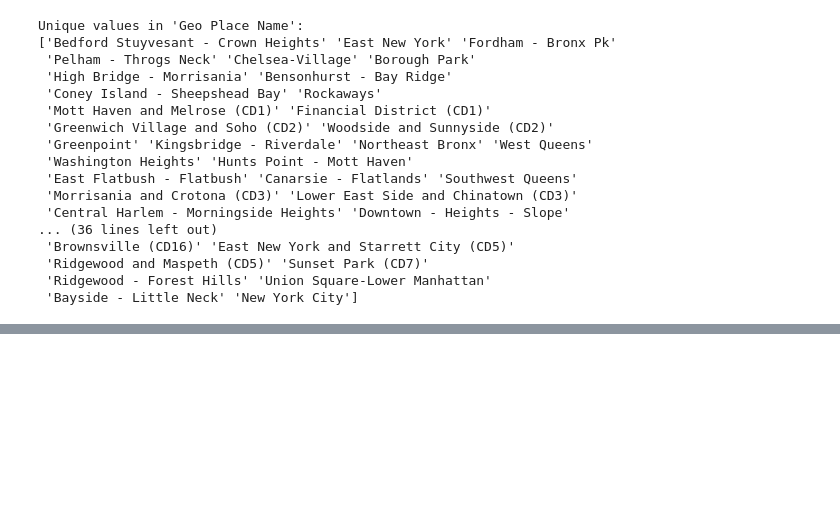
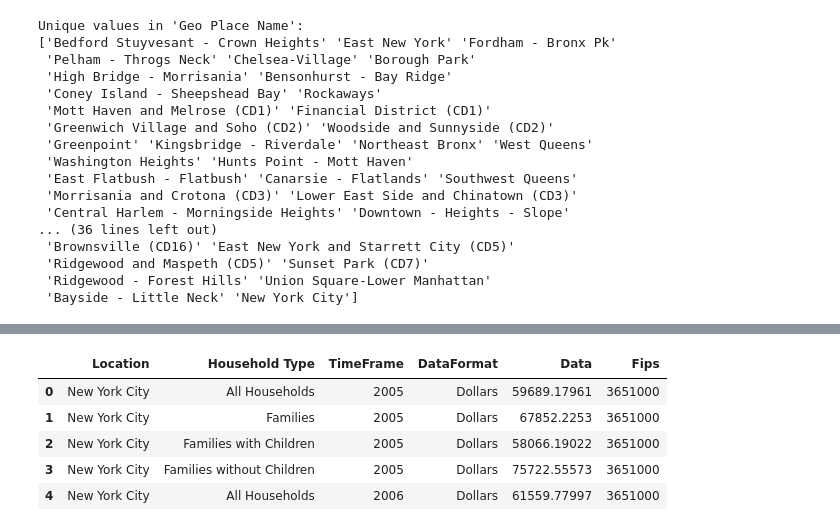
Before and after one commit to miniosushi/CS577_Project, a Jupyter notebook: Notebooks/trevor.ipynb, the cells around one changed output, grey strips where cells are left out. Drawn from its saved outputs; the diff is of its cells as text; code cells hidden in the pictures; blank space fills up the shorter version.

Commit message:
added filtered neighborhoods dataset

```diff
--- a/Notebooks/trevor.ipynb
+++ b/Notebooks/trevor.ipynb
@@ -220,0 +239,12 @@ seasonal_df.to_csv('../Data/seasonal_data.csv', index=False)
+# %%
+file_path = '../Data/Median_Incomes_Neighborhood.csv'
+median_income = pd.read_csv(file_path)
+
+median_income.head()
+# %% [output]
+|  | Location | Household Type | TimeFrame | DataFormat | Data | Fips |
+| 0 | New York City | All Households | 2005 | Dollars | 59689.17961 | 3651000 |
+| 1 | New York City | Families | 2005 | Dollars | 67852.2253 | 3651000 |
+| 2 | New York City | Families with Children | 2005 | Dollars | 58066.19022 | 3651000 |
+| 3 | New York City | Families without Children | 2005 | Dollars | 75722.55573 | 3651000 |
+| 4 | New York City | All Households | 2006 | Dollars | 61559.77997 | 3651000 |
```
Also changed, not shown: parts of 4 cells of this notebook, 1 other file.
